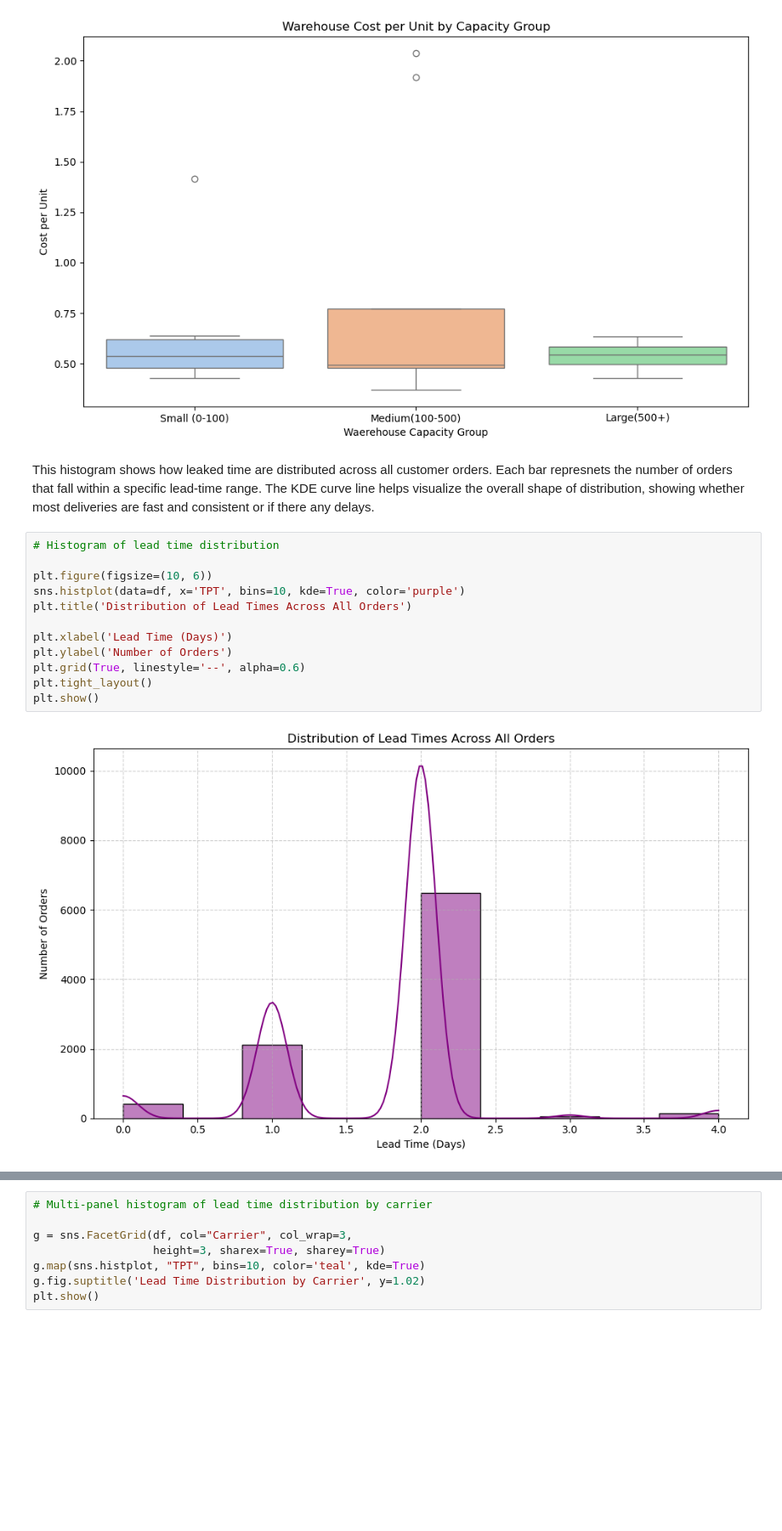
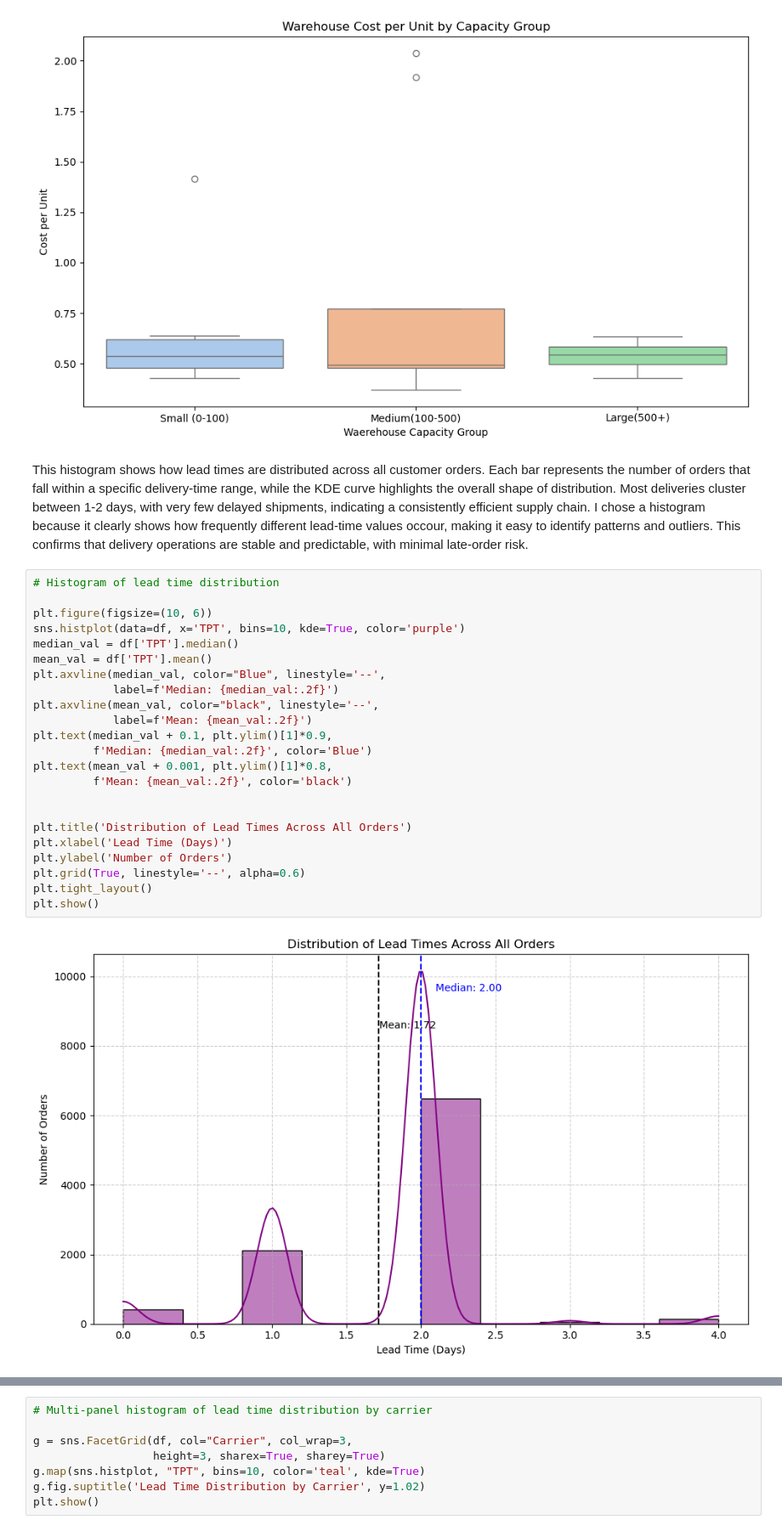
Before and after one commit to IT2053C-Gilany/final-project-patellldiyaaa, a Jupyter notebook: final-project.ipynb, the cells around one changed output, grey strips where cells are left out. Shown at 85% size. Drawn from its saved outputs; the diff is of its cells as text; blank space fills up the shorter version.

```diff
--- a/final-project.ipynb
+++ b/final-project.ipynb
@@ -482,20 +507,30 @@ plt.show()
 # %% [output]
 [figure]
 # %% [markdown]
-This histogram shows how leaked time are distributed across all customer orders. Each bar represnets the number of orders that fall within a specific lead-time range. The KDE curve line helps visualize the overall shape of distribution,
-showing whether most deliveries are fast and consistent or if there any delays.
+This histogram shows how lead times are distributed across all customer orders. Each bar represents the number of orders that fall within a specific delivery-time range, while the KDE curve highlights the overall shape of distribution. Most deliveries cluster between 1-2 days, with very few delayed shipments, indicating a consistently efficient supply chain. I chose a histogram because it clearly shows how frequently different lead-time values occour, making it easy to identify patterns and outliers. This confirms that delivery operations are stable and predictable, with minimal late-order risk.
 # %%
 # Histogram of lead time distribution
 
 plt.figure(figsize=(10, 6))
 sns.histplot(data=df, x='TPT', bins=10, kde=True, color='purple')
+median_val = df['TPT'].median()
+mean_val = df['TPT'].mean()
+plt.axvline(median_val, color="Blue", linestyle='--',
+            label=f'Median: {median_val:.2f}')
+plt.axvline(mean_val, color="black", linestyle='--',
+            label=f'Mean: {mean_val:.2f}')
+plt.text(median_val + 0.1, plt.ylim()[1]*0.9,
+         f'Median: {median_val:.2f}', color='Blue')
+plt.text(mean_val + 0.001, plt.ylim()[1]*0.8,
+         f'Mean: {mean_val:.2f}', color='black')
+
+
 plt.title('Distribution of Lead Times Across All Orders')
-
 plt.xlabel('Lead Time (Days)')
 plt.ylabel('Number of Orders')
 plt.grid(True, linestyle='--', alpha=0.6)
 plt.tight_layout()
 plt.show()
 # %% [output]
-[figure, old version]
+[figure, new version]
 # %% [markdown]
```
Also changed, not shown: parts of 25 cells of this notebook.
